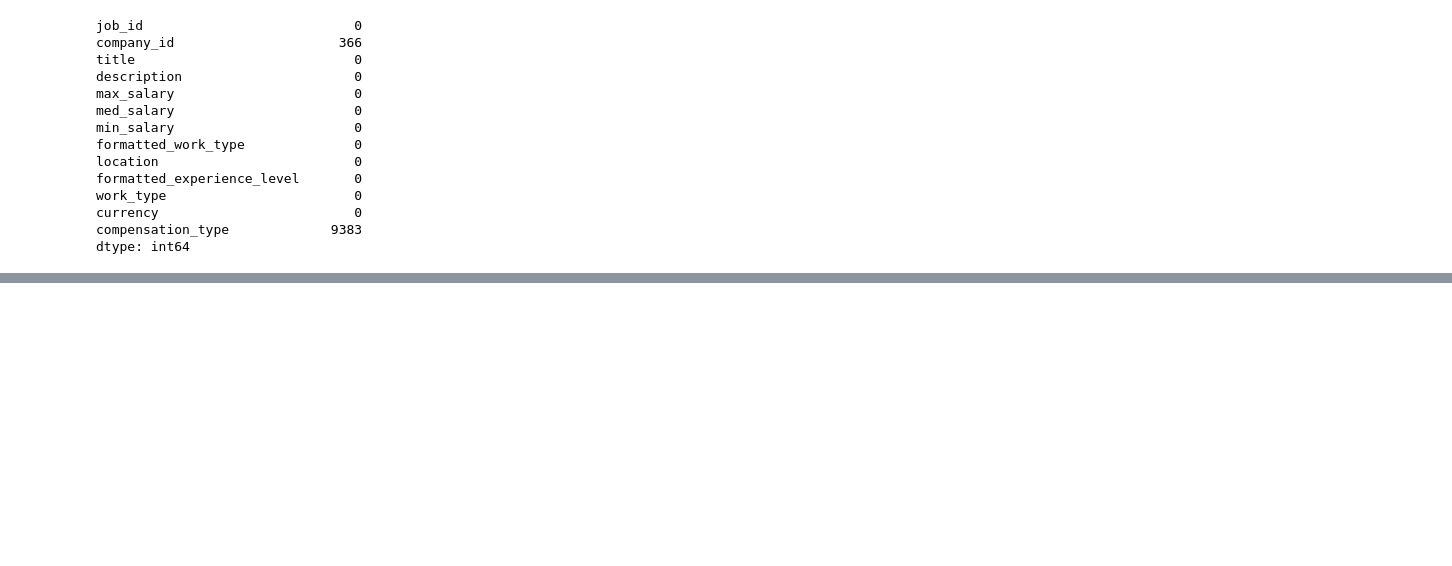
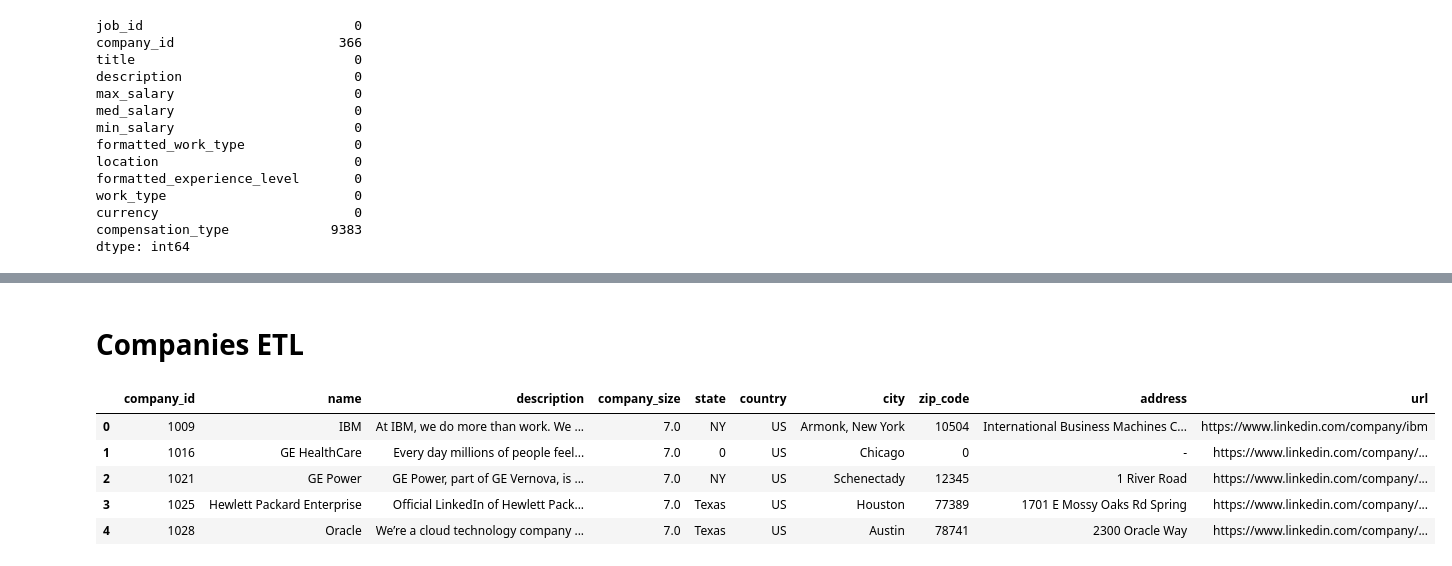
Before and after one commit to Komal1704/JobPulse-Analytics-Platform, a Jupyter notebook: notebooks/linkedin_cleaning.ipynb, the cells around one changed output, grey strips where cells are left out. Saved outputs shown, nothing was run; the diff lists cells and outputs as text; code cells hidden in the pictures; blank space fills up the shorter version.

Commit message:
Complete JobPulse analytics project

```diff
--- a/notebooks/linkedin_cleaning.ipynb
+++ b/notebooks/linkedin_cleaning.ipynb
@@ -275,0 +289,17 @@ df_jobs.to_csv(
+# %% [markdown]
+# Companies ETL
+# %%
+import pandas as pd
+
+df_companies = pd.read_csv(
+    r"C:\Projects\JobPulse\data\raw\linkedin_data\companies.csv"
+)
+# %%
+df_companies.head()
+# %% [output]
+|  | company_id | name | description | company_size | state | country | city | zip_code | address | url |
+| 0 | 1009 | IBM | At IBM, we do more than work. We ... | 7.0 | NY | US | Armonk, New York | 10504 | International Business Machines C... | https://www.linkedin.com/company/ibm |
+| 1 | 1016 | GE HealthCare | Every day millions of people feel... | 7.0 | 0 | US | Chicago | 0 | - | https://www.linkedin.com/company/... |
+| 2 | 1021 | GE Power | GE Power, part of GE Vernova, is ... | 7.0 | NY | US | Schenectady | 12345 | 1 River Road | https://www.linkedin.com/company/... |
+| 3 | 1025 | Hewlett Packard Enterprise | Official LinkedIn of Hewlett Pack... | 7.0 | Texas | US | Houston | 77389 | 1701 E Mossy Oaks Rd Spring | https://www.linkedin.com/company/... |
+| 4 | 1028 | Oracle | We’re a cloud technology company ... | 7.0 | Texas | US | Austin | 78741 | 2300 Oracle Way | https://www.linkedin.com/company/... |
```
Also changed, not shown: parts of 41 cells of this notebook, 17 other files.
